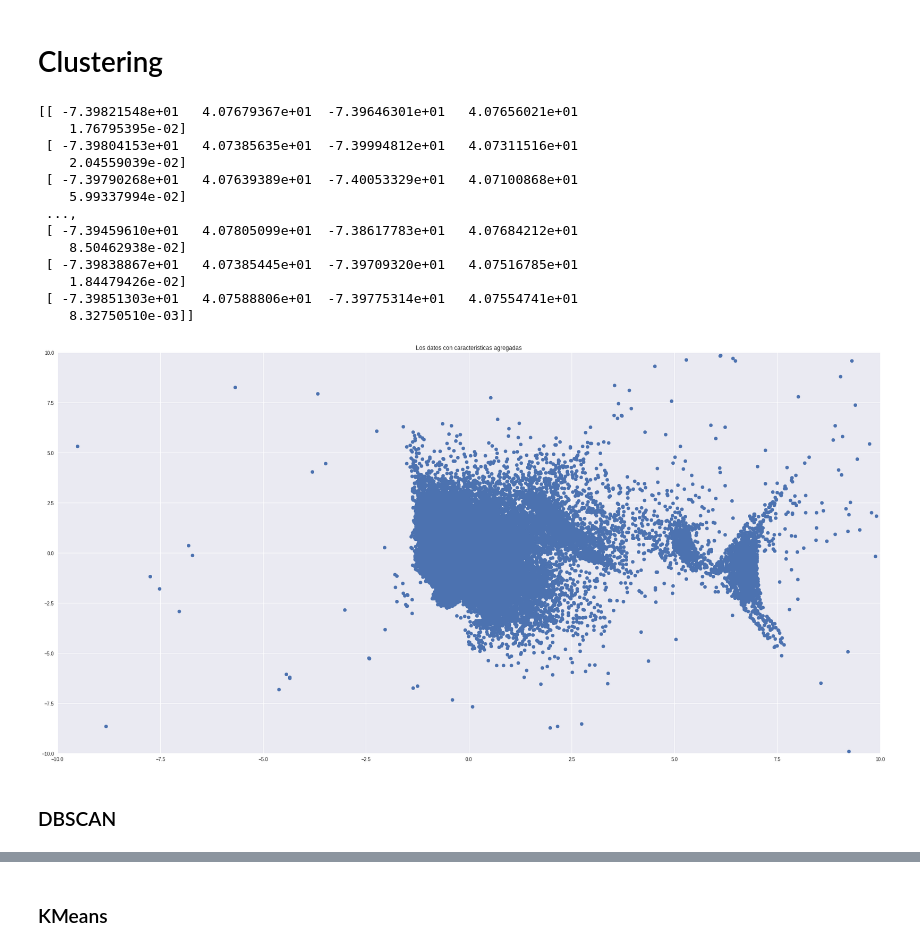
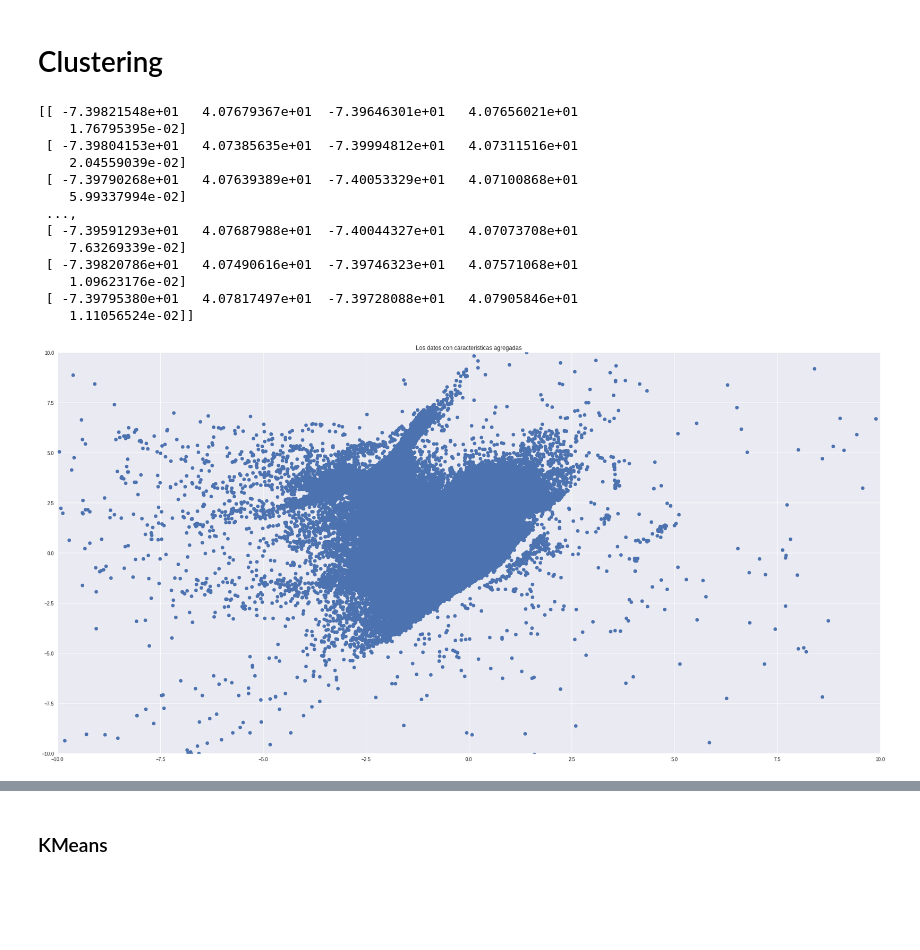
Before and after one commit to FMena14/Kaggle, a Jupyter notebook: TaxiDuration/CodigoTaxis.ipynb, the cells around one changed output, grey strips where cells are left out. Saved outputs shown, nothing was run; the diff lists cells and outputs as text; code cells hidden in the pictures; blank space fills up the shorter version.

```diff
--- a/TaxiDuration/CodigoTaxis.ipynb
+++ b/TaxiDuration/CodigoTaxis.ipynb
@@ -548,37 +546,35 @@ print X.shape
 # %%
 features = ["pickup_longitude","pickup_latitude","dropoff_longitude"
             ,"dropoff_latitude","distancia_viaje"]
 
-caracteristicas = df.ix[:,features].values[:100000]
+caracteristicas = df.ix[:,features].values
 caracteristicas2= caracteristicas
 print caracteristicas2
 
 #escalar
 scala2 = StandardScaler().fit_transform(caracteristicas2)
 model = PCA(n_components = 2)
 model.fit(scala2)
 scala2D = model.transform(scala2)
 
 plt.figure(figsize=(30,15))
 plt.scatter(scala2D[:,0], scala2D[:,1])
 plt.title('Los datos con caracteristicas agregadas')
 plt.xlim(-10,10)
 plt.ylim(-10,10)
 plt.show()
 # %% [output]
 [[ -7.39821548e+01   4.07679367e+01  -7.39646301e+01   4.07656021e+01
     1.76795395e-02]
  [ -7.39804153e+01   4.07385635e+01  -7.39994812e+01   4.07311516e+01
     2.04559039e-02]
  [ -7.39790268e+01   4.07639389e+01  -7.40053329e+01   4.07100868e+01
     5.99337994e-02]
  ...,
- [ -7.39459610e+01   4.07805099e+01  -7.38617783e+01   4.07684212e+01
-    8.50462938e-02]
- [ -7.39838867e+01   4.07385445e+01  -7.39709320e+01   4.07516785e+01
-    1.84479426e-02]
- [ -7.39851303e+01   4.07588806e+01  -7.39775314e+01   4.07554741e+01
-    8.32750510e-03]]
+ [ -7.39591293e+01   4.07687988e+01  -7.40044327e+01   4.07073708e+01
+    7.63269339e-02]
+ [ -7.39820786e+01   4.07490616e+01  -7.39746323e+01   4.07571068e+01
+    1.09623176e-02]
+ [ -7.39795380e+01   4.07817497e+01  -7.39728088e+01   4.07905846e+01
+    1.11056524e-02]]
-[figure, old version]
+[figure, new version]
-# %% [markdown]
-### DBSCAN
```
Also changed, not shown: parts of 13 cells of this notebook.
